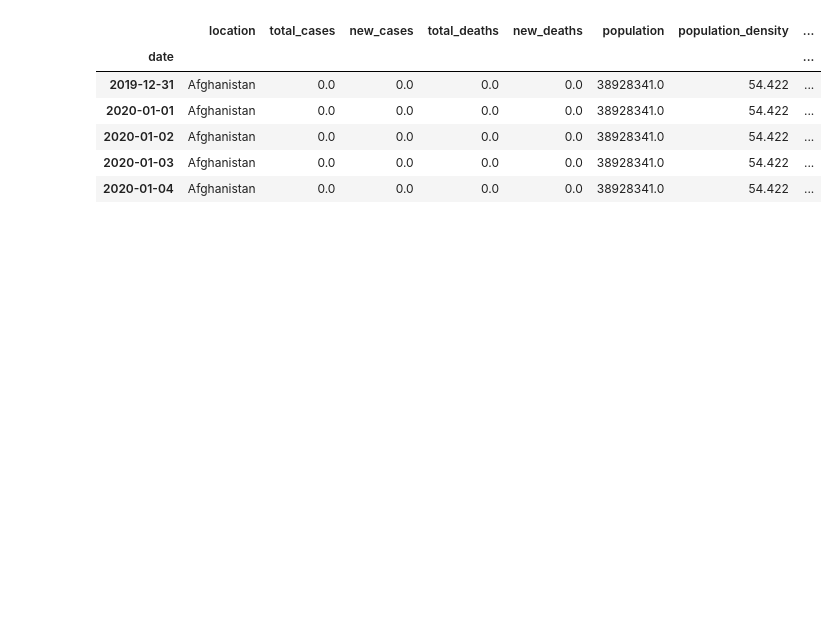
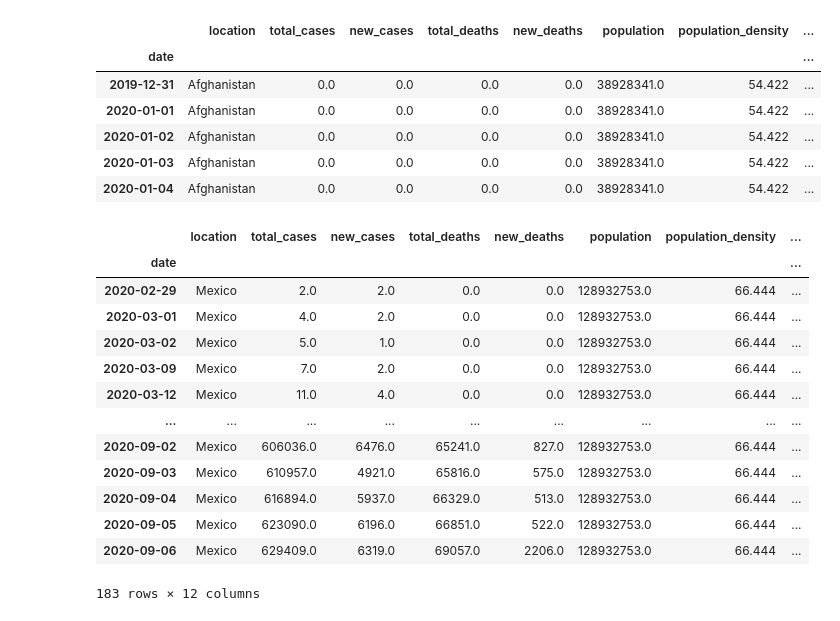
Before and after one commit to DavidHZama/Covid19-project, a Jupyter notebook: Analyzing Covid19 data.ipynb, the cells around one changed output. Cells and saved outputs as stored; diff of their text form; code cells hidden in the pictures; blank space fills up the shorter version.

```diff
--- a/Analyzing Covid19 data.ipynb
+++ b/Analyzing Covid19 data.ipynb
@@ -70,2 +56,34 @@ df_all_selected_countries = covid19_df[covid19_df['location'].isin(['Canada','Ch
+# %%
+# Country dataframe creation
+
+def country_dataset(country):
+
+    grouped = covid19_df.groupby(covid19_df.location)
+    df_country = grouped.get_group(country)
+    df_country = df_country.dropna()
+    df_country = df_country[df_country.total_cases != 0]
+    df_country.head()
+
+    return df_country
+
+    ## df_all_selected_countries = covid19_df[covid19_df['location'].isin(['Canada','China','Italy','Mexico','Finland'])]
+    ## df_all_selected_countries = pd.concat([df_all_selected_countries,pd.get_dummies(df_all_selected_countries['location'], prefix='country')],axis=1)
+    ## df_all_selected_countries.drop(['location'],axis=1, inplace=True)
+    ## df_all_selected_countries.head()
+# %% [output]
+|  | location | total_cases | new_cases | total_deaths | new_deaths | population | population_density | ... |
+| date |  |  |  |  |  |  |  | ... |
+| 2020-02-29 | Mexico | 2.0 | 2.0 | 0.0 | 0.0 | 128932753.0 | 66.444 | ... |
+| 2020-03-01 | Mexico | 4.0 | 2.0 | 0.0 | 0.0 | 128932753.0 | 66.444 | ... |
+| 2020-03-02 | Mexico | 5.0 | 1.0 | 0.0 | 0.0 | 128932753.0 | 66.444 | ... |
+| 2020-03-09 | Mexico | 7.0 | 2.0 | 0.0 | 0.0 | 128932753.0 | 66.444 | ... |
+| 2020-03-12 | Mexico | 11.0 | 4.0 | 0.0 | 0.0 | 128932753.0 | 66.444 | ... |
+| ... | ... | ... | ... | ... | ... | ... | ... | ... |
+| 2020-09-02 | Mexico | 606036.0 | 6476.0 | 65241.0 | 827.0 | 128932753.0 | 66.444 | ... |
+| 2020-09-03 | Mexico | 610957.0 | 4921.0 | 65816.0 | 575.0 | 128932753.0 | 66.444 | ... |
+| 2020-09-04 | Mexico | 616894.0 | 5937.0 | 66329.0 | 513.0 | 128932753.0 | 66.444 | ... |
+| 2020-09-05 | Mexico | 623090.0 | 6196.0 | 66851.0 | 522.0 | 128932753.0 | 66.444 | ... |
+| 2020-09-06 | Mexico | 629409.0 | 6319.0 | 69057.0 | 2206.0 | 128932753.0 | 66.444 | ... |
+183 rows × 12 columns
 # %%
 def dim_red(df):
```
Also changed, not shown: parts of 8 cells of this notebook.
